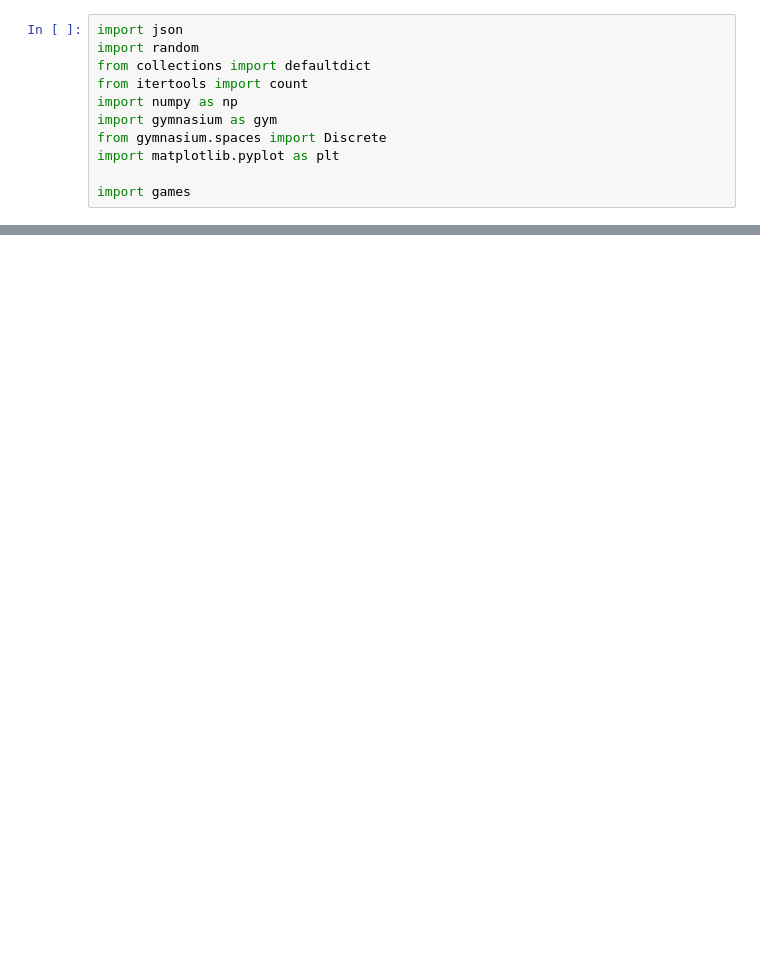
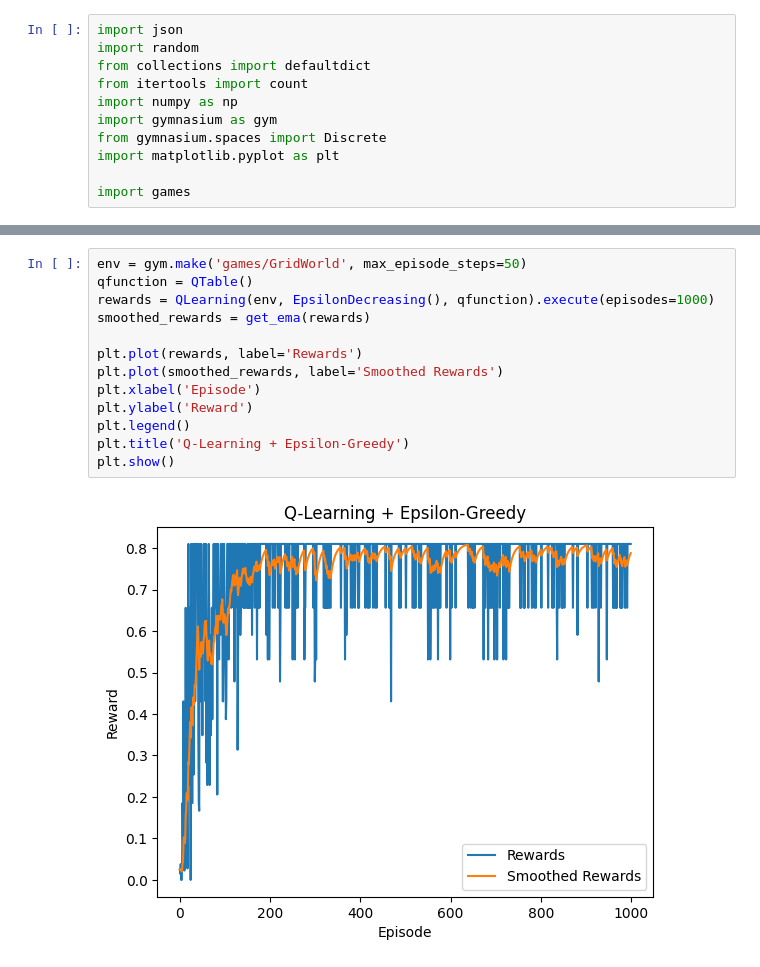
Before and after one commit to yshenbj/rl, a Jupyter notebook: gridworld.ipynb, the cells around one changed output, grey strips where cells are left out. Drawn from its saved outputs; the diff is of its cells as text; blank space fills up the shorter version.

```diff
--- a/gridworld.ipynb
+++ b/gridworld.ipynb
@@ -148,0 +231,15 @@ plt.show()
+# %%
+env = gym.make('games/GridWorld', max_episode_steps=50)
+qfunction = QTable()
+rewards = QLearning(env, EpsilonDecreasing(), qfunction).execute(episodes=1000)
+smoothed_rewards = get_ema(rewards)
+
+plt.plot(rewards, label='Rewards')
+plt.plot(smoothed_rewards, label='Smoothed Rewards')
+plt.xlabel('Episode')
+plt.ylabel('Reward')
+plt.legend()
+plt.title('Q-Learning + Epsilon-Greedy')
+plt.show()
+# %% [output]
+[figure, added]
```
Also changed, not shown: parts of 3 cells of this notebook.
